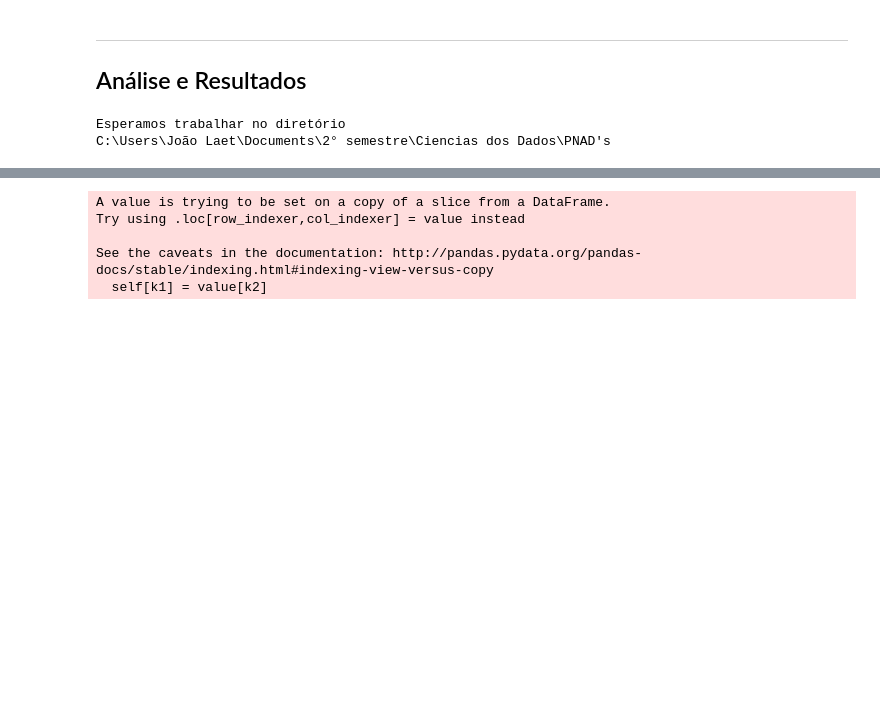
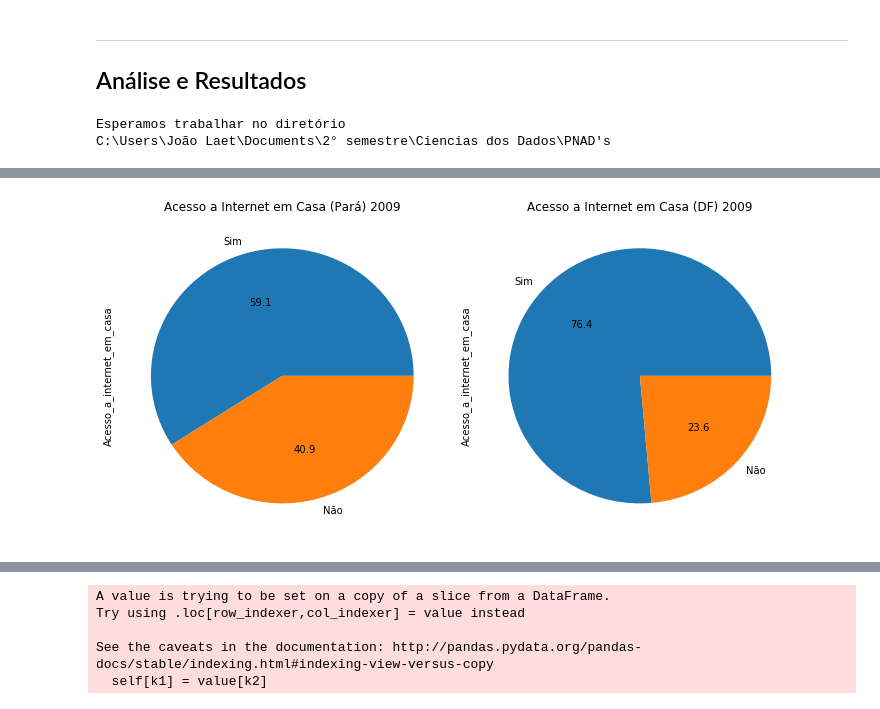
Before and after one commit to laet99/Projeto-1-CD, a Jupyter notebook: Projeto1 Layout - MONSTRO.ipynb, the cells around one changed output, grey strips where cells are left out. Drawn from its saved outputs; the diff is of its cells as text; code cells hidden in the pictures; blank space fills up the shorter version.

```diff
--- a/Projeto1 Layout - MONSTRO.ipynb
+++ b/Projeto1 Layout - MONSTRO.ipynb
@@ -26,0 +136,12 @@ C:\Users\João Laet\Documents\2° semestre\Ciencias dos Dados\PNAD's
+# %%
+fig = plt.figure(figsize=(15, 5))
+
+plt.subplot(131)
+plot = ut39.plot(kind='pie',title='Acesso a Internet em Casa (Pará) 2009',autopct='%.1f')
+plt.subplot(132)
+plot = DF39.plot(kind='pie',title='Acesso a Internet em Casa (DF) 2009',autopct='%.1f')
+
+plt.tight_layout()
+plt.show()
+# %% [output]
+[figure, added]
```
Also changed, not shown: parts of 43 cells of this notebook.
